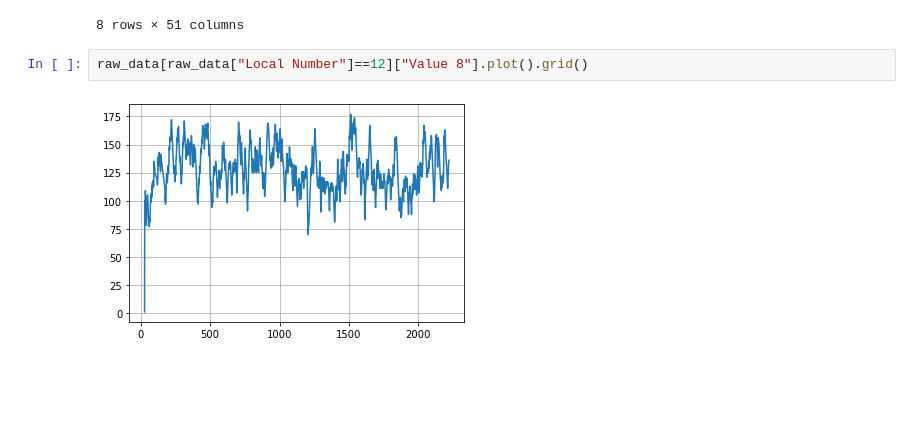
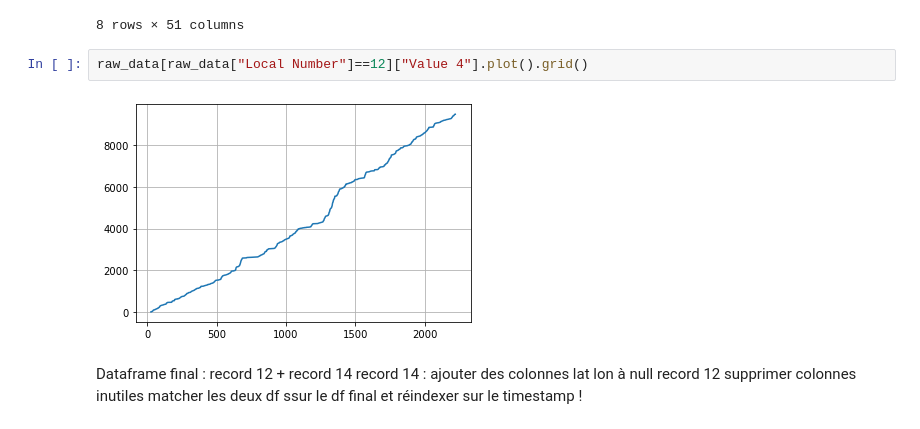
Before and after one commit to gleprince/stravart, a Jupyter notebook: database/raw_csv2csv.ipynb, the cells around one changed output. Cells and saved outputs as stored; diff of their text form; blank space fills up the shorter version.

```diff
--- a/database/raw_csv2csv.ipynb
+++ b/database/raw_csv2csv.ipynb
@@ -40,6 +40,11 @@ raw_data.describe()
 | max | 15.000000 | 1.031239e+09 | 2.286019e+06 | 2.285909e+06 | 15724.156000 | 5.100091e+08 | 2.482788e+06 | 5.100091e+08 | 2.482788e+06 | NaN | ... |
 8 rows × 51 columns
 # %%
-raw_data[raw_data["Local Number"]==12]["Value 8"].plot().grid()
+raw_data[raw_data["Local Number"]==12]["Value 4"].plot().grid()
 # %% [output]
-[figure, old version]
+[figure, new version]
+# %% [markdown]
+Dataframe final : record 12 + record 14
+record 14 : ajouter des colonnes lat lon à null
+record 12 supprimer colonnes inutiles
+matcher les deux df ssur le df final et réindexer sur le timestamp !
```
